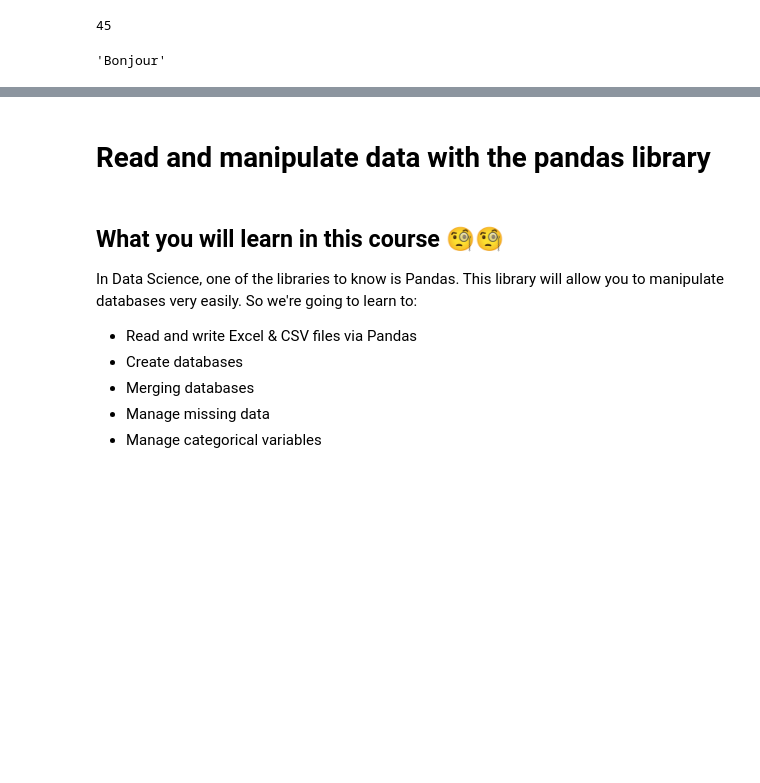
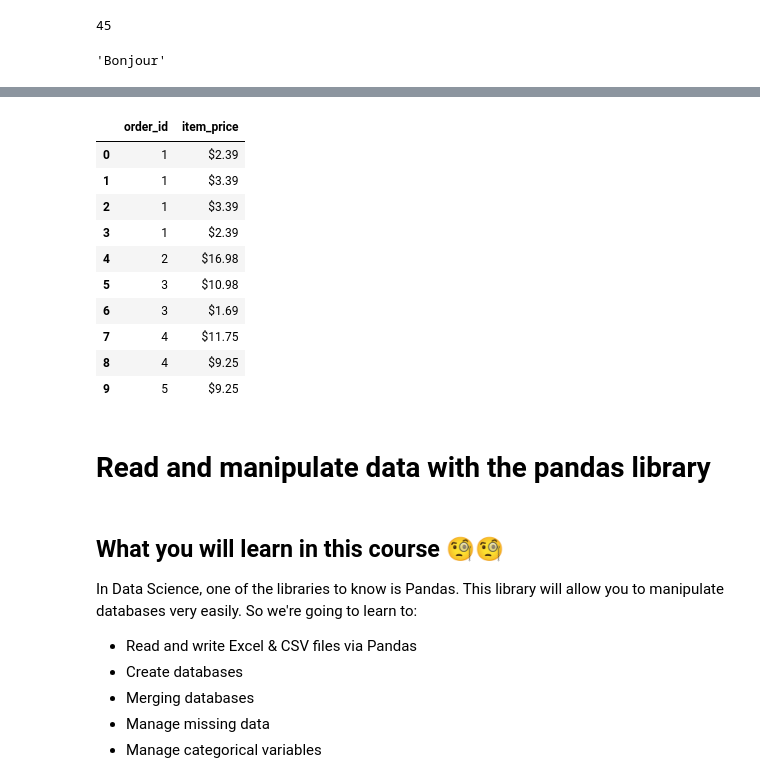
Before and after one commit to inesbenamor/M04-EDA, a Jupyter notebook: J1/01-Data_manipulation_with_Pandas.ipynb, the cells around one changed output, grey strips where cells are left out. Saved outputs shown, nothing was run; the diff lists cells and outputs as text; code cells hidden in the pictures; blank space fills up the shorter version.

```diff
--- a/J1/01-Data_manipulation_with_Pandas.ipynb
+++ b/J1/01-Data_manipulation_with_Pandas.ipynb
@@ -62,3 +145,17 @@ df['prénom'][2]
+# %%
+df.iloc[0:10,[1,5]]
+# %% [output]
+|  | order_id | item_price |
+| 0 | 1 | $2.39 |
+| 1 | 1 | $3.39 |
+| 2 | 1 | $3.39 |
+| 3 | 1 | $2.39 |
+| 4 | 2 | $16.98 |
+| 5 | 3 | $10.98 |
+| 6 | 3 | $1.69 |
+| 7 | 4 | $11.75 |
+| 8 | 4 | $9.25 |
+| 9 | 5 | $9.25 |
 # %% [markdown]
 # Read and manipulate data with the pandas library
 # %% [markdown]
```
Also changed, not shown: parts of 11 cells of this notebook.
